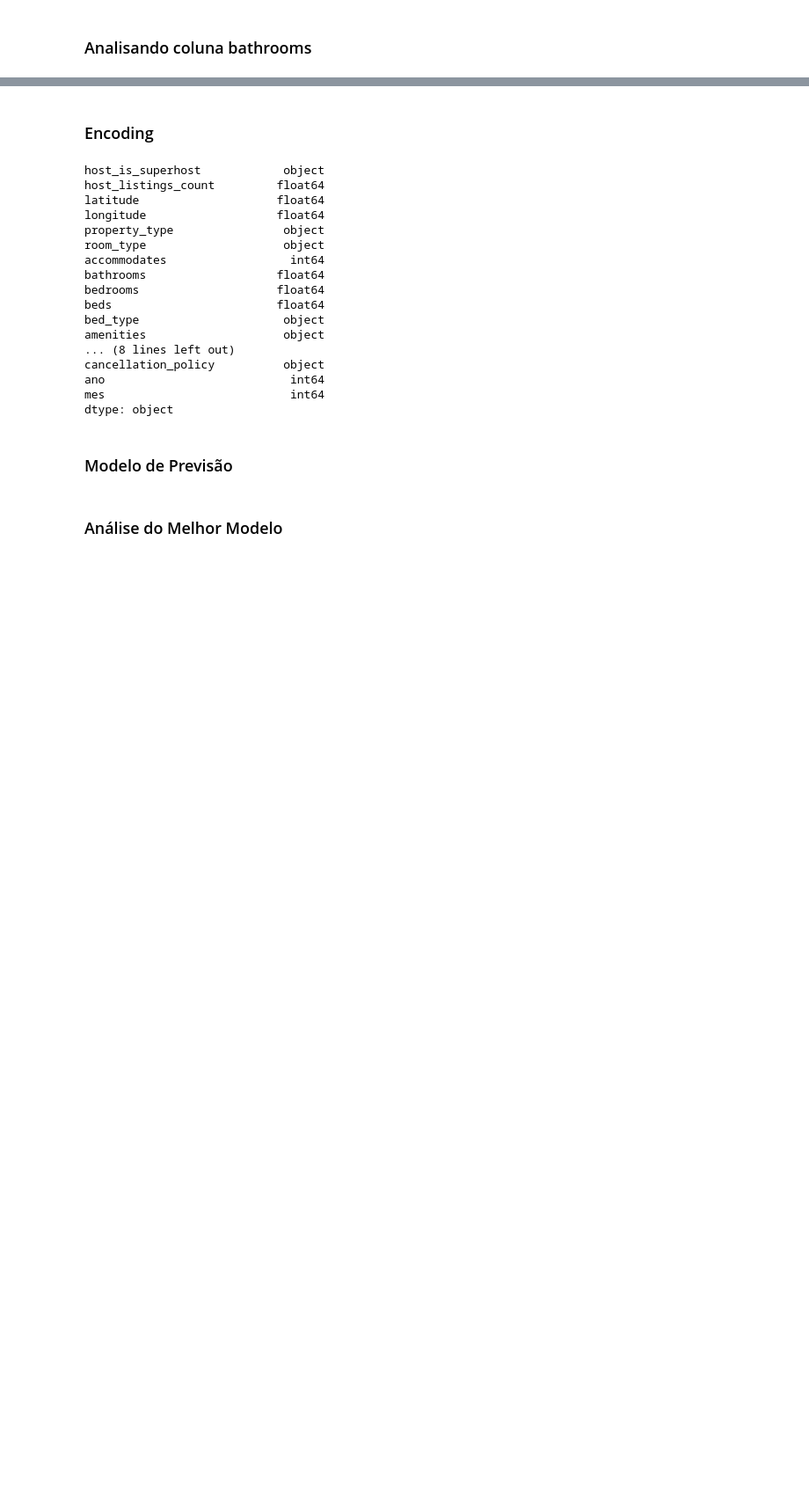
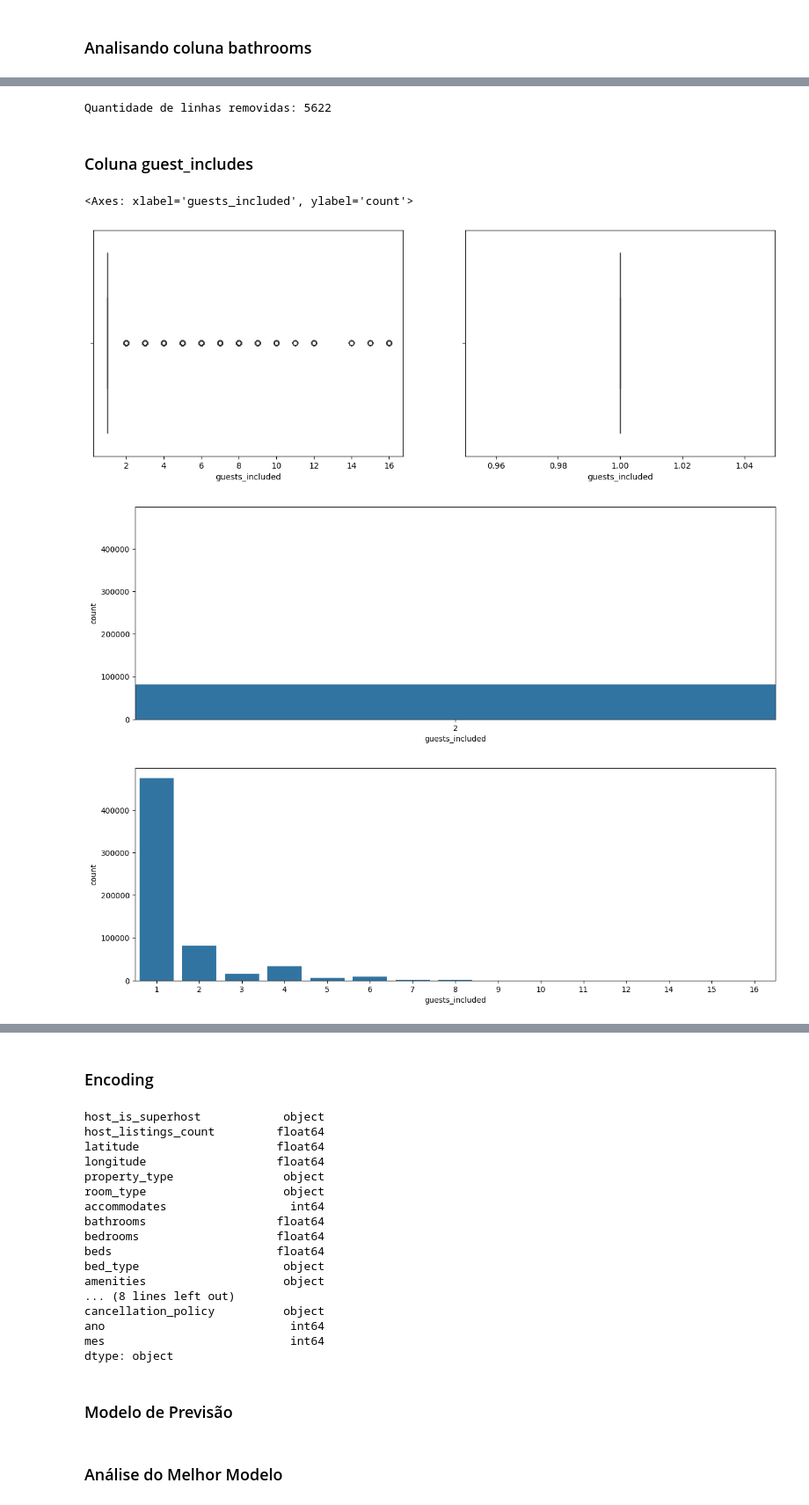
Before and after one commit to gabriellemosc/Rental-Price-Prediction, a Jupyter notebook: solucao.ipynb, the cells around one changed output, grey strips where cells are left out. Shown: that part at 88% size. Drawn from its saved outputs; the diff is of its cells as text; code cells hidden in the pictures; blank space fills up the shorter version.

```diff
--- a/solucao.ipynb
+++ b/solucao.ipynb
@@ -379,0 +395,22 @@ Quantidade de linhas removidas: 3298
+# %%
+#Removendo ouliers de Beds
+base_airbnb, qnt_linhas = excluir_outliers(base_airbnb, 'beds')
+
+print(f'Quantidade de linhas removidas: {qnt_linhas}')
+# %% [output]
+Quantidade de linhas removidas: 5622
+# %% [markdown]
+### Coluna guest_includes
+# %%
+diagrama_caixa(base_airbnb['guests_included'])
+
+grafico_barras(base_airbnb['guests_included'])
+
+plt.figure(figsize=(15,5))
+
+sns.barplot(x=base_airbnb['guests_included'].value_counts().index, y=base_airbnb['guests_included'].value_counts())
+# %% [output]
+<Axes: xlabel='guests_included', ylabel='count'>
+[figure, added]
+[figure, added]
+[figure, added]
```
Also changed, not shown: parts of 30 cells of this notebook.
